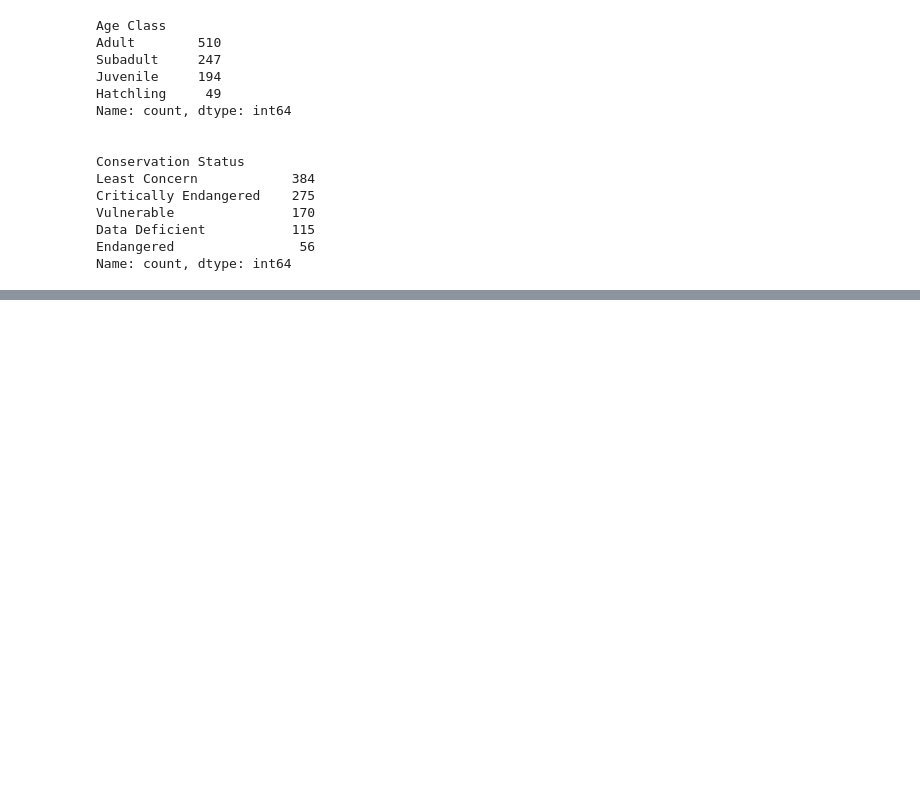
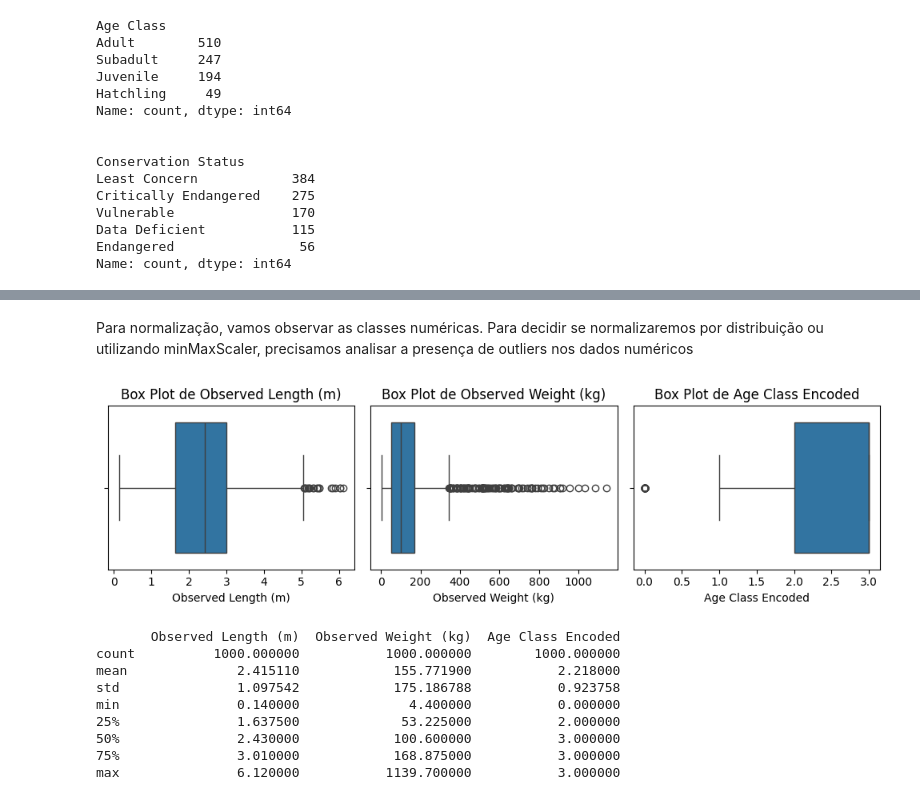
Before and after one commit to Luis-Menezes/NN_SupervisedLearning, a Jupyter notebook: project_1_deliverable.ipynb, the cells around one changed output, grey strips where cells are left out. Saved outputs shown, nothing was run; the diff lists cells and outputs as text; code cells hidden in the pictures; blank space fills up the shorter version.

```diff
--- a/project_1_deliverable.ipynb
+++ b/project_1_deliverable.ipynb
@@ -170,0 +187,29 @@ encoded_df['Age Class'] = encoded_df['Age Class'].map(age_class_mapper)
+# %% [markdown]
+Para normalização, vamos observar as classes numéricas.
+Para decidir se normalizaremos por distribuição ou utilizando minMaxScaler, precisamos analisar a presença de outliers nos dados numéricos
+# %%
+numeric_cols = encoded_df.select_dtypes(include=['int', 'float64']).columns
+
+import matplotlib.pyplot as plt
+import seaborn as sns
+
+fig, axes = plt.subplots(nrows=1, ncols=len(numeric_cols), figsize=(10, 3))
+
+for i, col in enumerate(numeric_cols):
+    sns.boxplot(x=encoded_df[col], ax=axes[i])
+    axes[i].set_title(f'Box Plot de {col}')
+
+plt.tight_layout()
+plt.show()
+print(encoded_df[numeric_cols].describe())
+# %% [output]
+[figure, added]
+       Observed Length (m)  Observed Weight (kg)  Age Class Encoded
+count          1000.000000           1000.000000        1000.000000
+mean              2.415110            155.771900           2.218000
+std               1.097542            175.186788           0.923758
+min               0.140000              4.400000           0.000000
+25%               1.637500             53.225000           2.000000
+50%               2.430000            100.600000           3.000000
+75%               3.010000            168.875000           3.000000
+max               6.120000           1139.700000           3.000000
```
Also changed, not shown: parts of 13 cells of this notebook.
